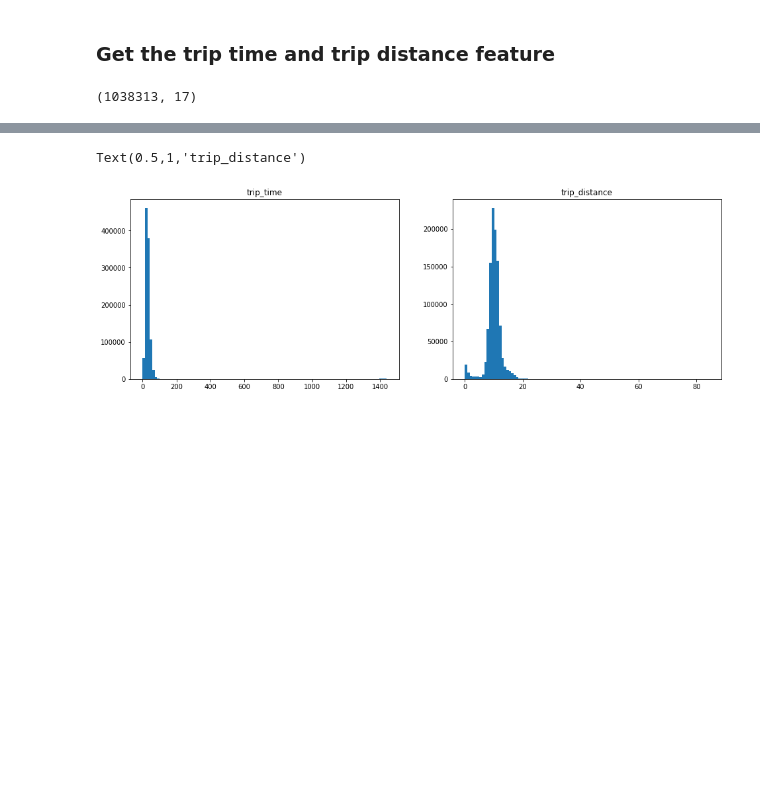
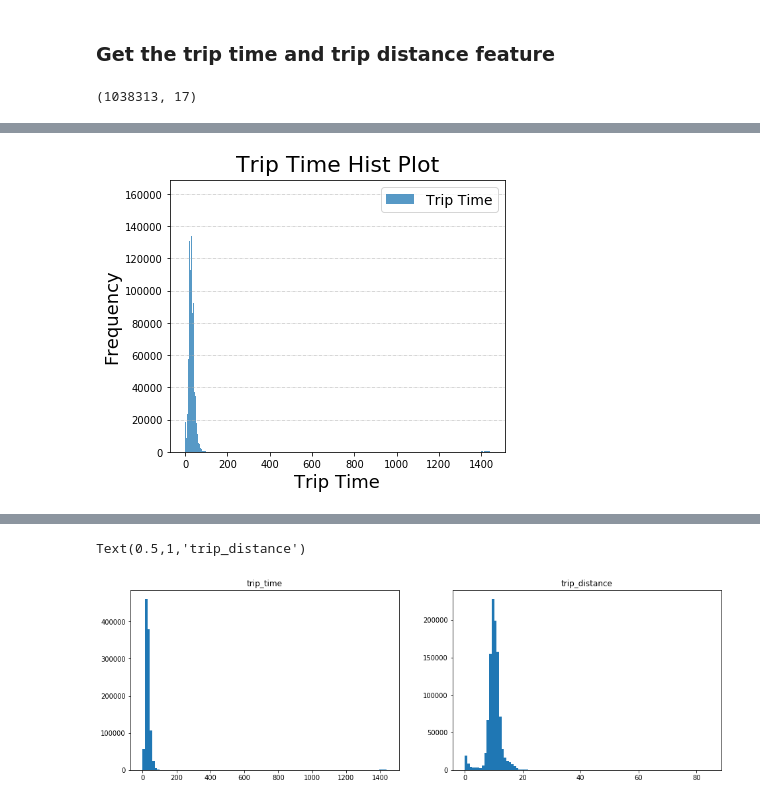
Before and after one commit to ml-project-lga-commute-analysis/Data_Cleaning, a Jupyter notebook: taxi_data_cleaning.ipynb, the cells around one changed output, grey strips where cells are left out. Cells and saved outputs as stored; diff of their text form; code cells hidden in the pictures; blank space fills up the shorter version.

```diff
--- a/taxi_data_cleaning.ipynb
+++ b/taxi_data_cleaning.ipynb
@@ -126,0 +182,18 @@ sns.boxplot(y='trip_distance',data=lgaTaxi, ax=ax2)
+# %%
+fig = pl.figure(figsize = (6,5))
+ax = fig.add_subplot(111)
+
+lgaTaxi['trip_time'].plot(kind="hist", bins=400, label='Trip Time', alpha=0.75)
+
+ax.set_title("Trip Time Hist Plot", fontsize=22, y=1.01)
+ax.set_xlabel("Trip Time", fontsize=18)
+ax.set_ylabel("Frequency", fontsize=18)
+
+
+pl.grid(linewidth=0.5, axis='y', linestyle='-.')
+pl.legend(fontsize=14)
+pl.show()
+
+fig.savefig('Trip Time Hist Plot.jpg')
+# %% [output]
+[figure, added]
```
Also changed, not shown: parts of 11 cells of this notebook, 2 other files.
